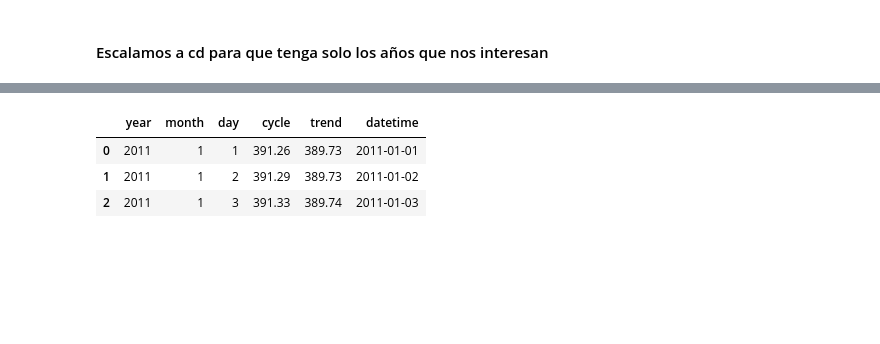
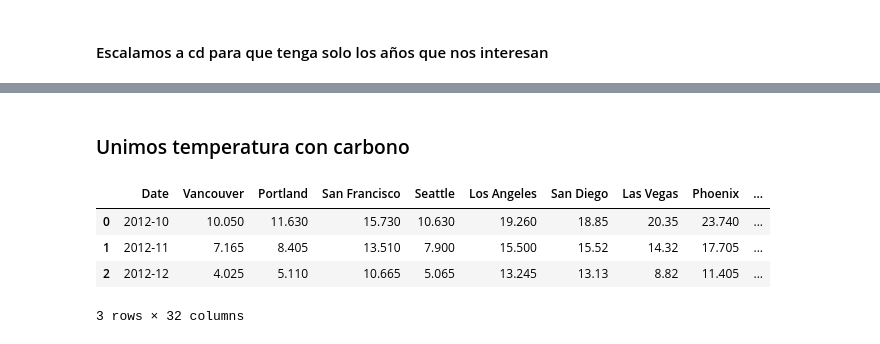
Before and after one commit to JulianTrufero/CO2-and-Temperatures-Seasonality, a Jupyter notebook: P (copy).ipynb, the cells around one changed output, grey strips where cells are left out. Cells and saved outputs as stored; diff of their text form; code cells hidden in the pictures; blank space fills up the shorter version.

```diff
--- a/P (copy).ipynb
+++ b/P (copy).ipynb
@@ -137,0 +131,4 @@ c['datetime'] = [str(dates[i]) for i in range(len(dates))]
+# %%
+co2 = agrup_mensual_co2(c)
+# %%
+co2 = co2.reset_index()
@@ -138,7 +144,14 @@ c['datetime'] = [str(dates[i]) for i in range(len(dates))]
+# %% [markdown]
+### Unimos temperatura con carbono
+# %%
+tyc = temc.set_index('Date').join(co2.set_index('Date'))
+# %%
+tyc = tyc.reset_index()
 # %%
-c.head(3)
+tyc.head(3)
 # %% [output]
-|  | year | month | day | cycle | trend | datetime |
-| 0 | 2011 | 1 | 1 | 391.26 | 389.73 | 2011-01-01 |
-| 1 | 2011 | 1 | 2 | 391.29 | 389.73 | 2011-01-02 |
-| 2 | 2011 | 1 | 3 | 391.33 | 389.74 | 2011-01-03 |
+|  | Date | Vancouver | Portland | San Francisco | Seattle | Los Angeles | San Diego | Las Vegas | Phoenix | ... |
+| 0 | 2012-10 | 10.050 | 11.630 | 15.730 | 10.630 | 19.260 | 18.85 | 20.35 | 23.740 | ... |
+| 1 | 2012-11 | 7.165 | 8.405 | 13.510 | 7.900 | 15.500 | 15.52 | 14.32 | 17.705 | ... |
+| 2 | 2012-12 | 4.025 | 5.110 | 10.665 | 5.065 | 13.245 | 13.13 | 8.82 | 11.405 | ... |
+3 rows × 32 columns
```
Also changed, not shown: parts of 35 cells of this notebook.
